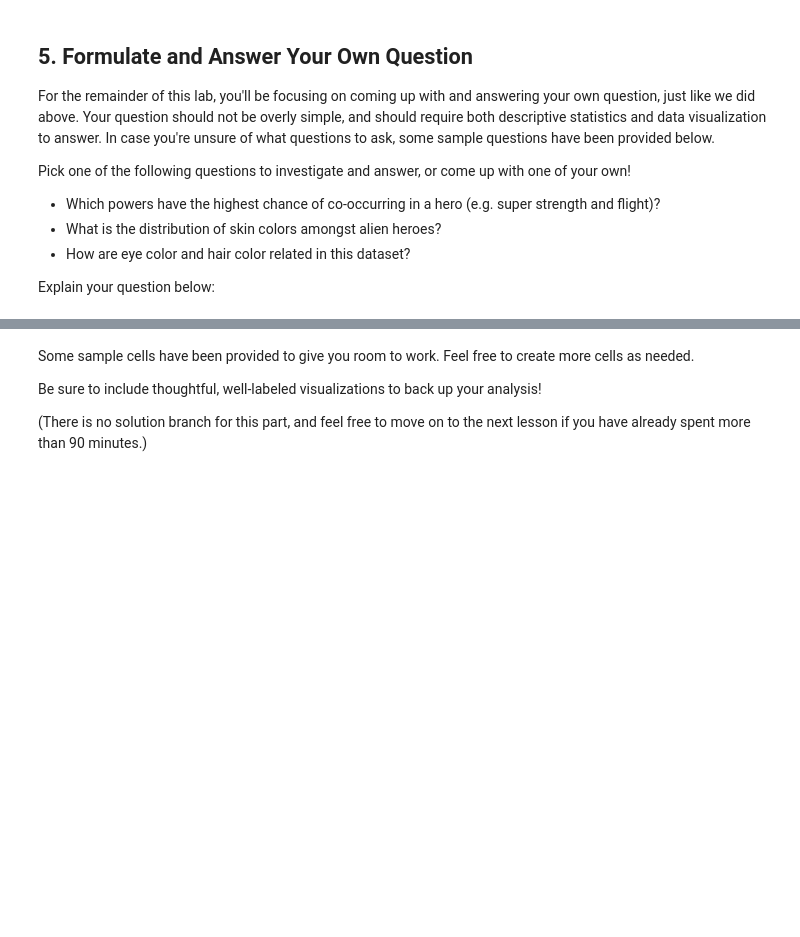
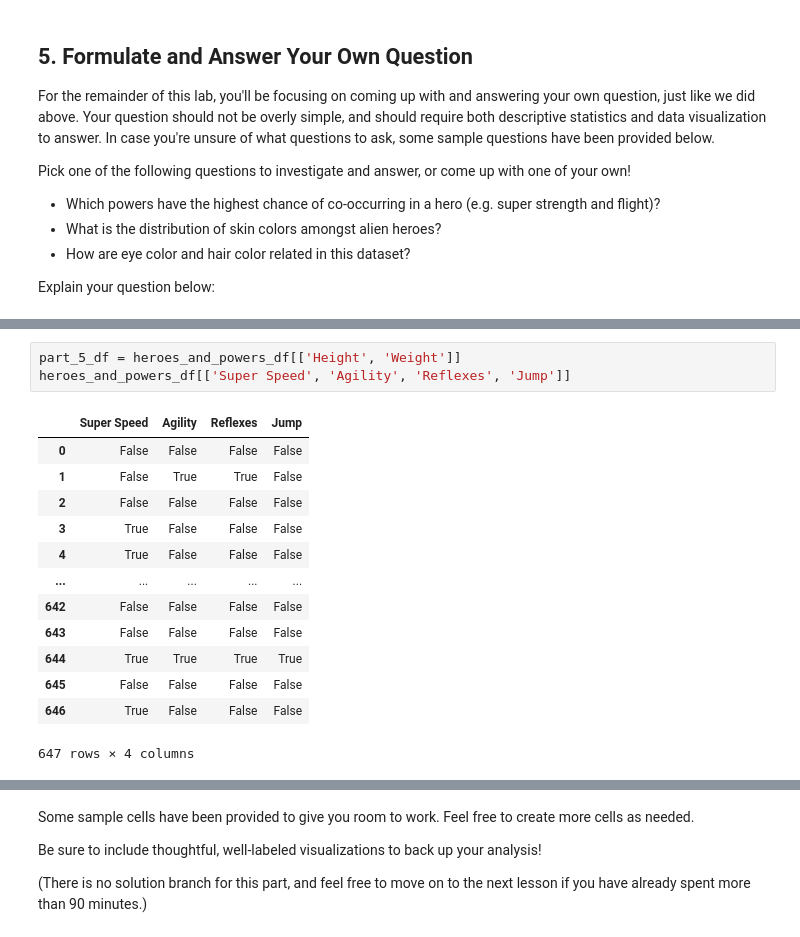
Before and after one commit to yatorAdams/dsc-pandas-data-cleaning-lab, a Jupyter notebook: index.ipynb, the cells around one changed output, grey strips where cells are left out. Cells and saved outputs as stored; diff of their text form; blank space fills up the shorter version.

```diff
--- a/index.ipynb
+++ b/index.ipynb
@@ -823,0 +802,17 @@ None
+# %%
+part_5_df = heroes_and_powers_df[['Height', 'Weight']]
+heroes_and_powers_df[['Super Speed', 'Agility', 'Reflexes', 'Jump']]
+# %% [output]
+|  | Super Speed | Agility | Reflexes | Jump |
+| 0 | False | False | False | False |
+| 1 | False | True | True | False |
+| 2 | False | False | False | False |
+| 3 | True | False | False | False |
+| 4 | True | False | False | False |
+| ... | ... | ... | ... | ... |
+| 642 | False | False | False | False |
+| 643 | False | False | False | False |
+| 644 | True | True | True | True |
+| 645 | False | False | False | False |
+| 646 | True | False | False | False |
+647 rows × 4 columns
```
Also changed, not shown: parts of 14 cells of this notebook.
